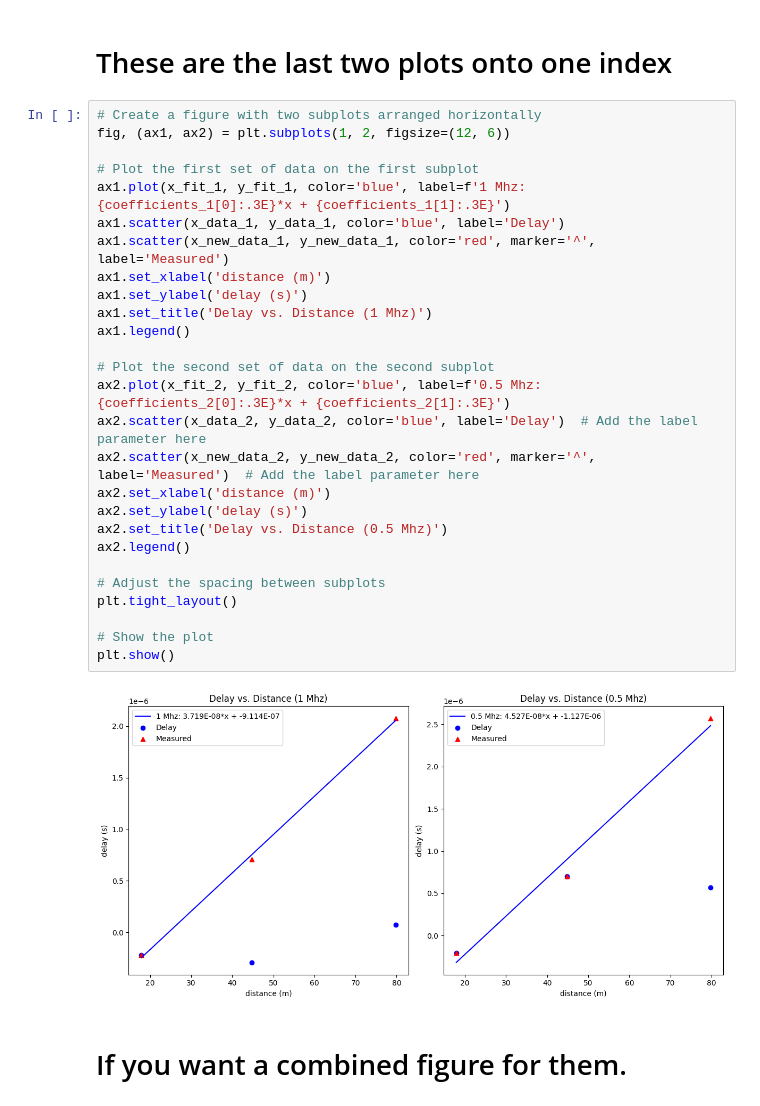
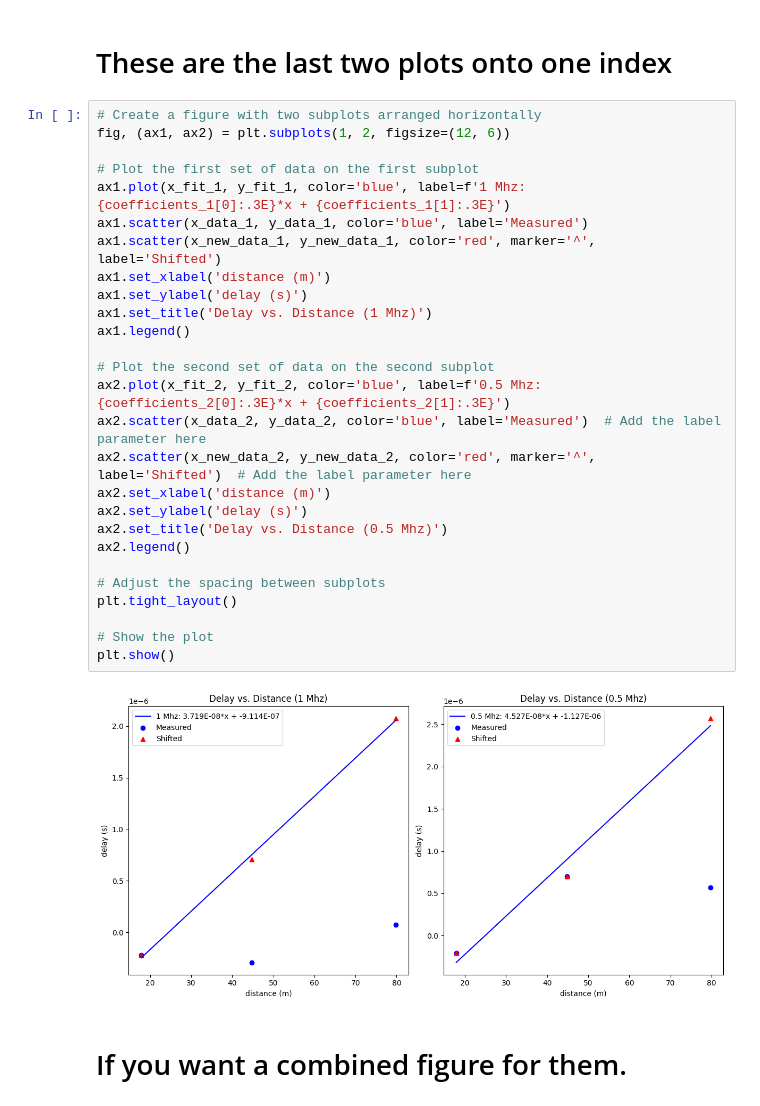
Before and after one commit to ChristianArgueta/PHSX-616, a Jupyter notebook: Speed of Light.ipynb, the cells around one changed output. Cells and saved outputs as stored; diff of their text form.

```diff
--- a/Speed of Light.ipynb
+++ b/Speed of Light.ipynb
@@ -82,32 +82,32 @@ plt.show()
 # %%
 # Create a figure with two subplots arranged horizontally
 fig, (ax1, ax2) = plt.subplots(1, 2, figsize=(12, 6))
 
 # Plot the first set of data on the first subplot
 ax1.plot(x_fit_1, y_fit_1, color='blue', label=f'1 Mhz: {coefficients_1[0]:.3E}*x + {coefficients_1[1]:.3E}')
-ax1.scatter(x_data_1, y_data_1, color='blue', label='Delay')
-ax1.scatter(x_new_data_1, y_new_data_1, color='red', marker='^', label='Measured')
+ax1.scatter(x_data_1, y_data_1, color='blue', label='Measured')
+ax1.scatter(x_new_data_1, y_new_data_1, color='red', marker='^', label='Shifted')
 ax1.set_xlabel('distance (m)')
 ax1.set_ylabel('delay (s)')
 ax1.set_title('Delay vs. Distance (1 Mhz)')
 ax1.legend()
 
 # Plot the second set of data on the second subplot
 ax2.plot(x_fit_2, y_fit_2, color='blue', label=f'0.5 Mhz: {coefficients_2[0]:.3E}*x + {coefficients_2[1]:.3E}')
-ax2.scatter(x_data_2, y_data_2, color='blue', label='Delay')  # Add the label parameter here
-ax2.scatter(x_new_data_2, y_new_data_2, color='red', marker='^', label='Measured')  # Add the label parameter here
+ax2.scatter(x_data_2, y_data_2, color='blue', label='Measured')  # Add the label parameter here
+ax2.scatter(x_new_data_2, y_new_data_2, color='red', marker='^', label='Shifted')  # Add the label parameter here
 ax2.set_xlabel('distance (m)')
 ax2.set_ylabel('delay (s)')
 ax2.set_title('Delay vs. Distance (0.5 Mhz)')
 ax2.legend()
 
 # Adjust the spacing between subplots
 plt.tight_layout()
 
 # Show the plot
 plt.show()
 # %% [output]
-[figure, old version]
+[figure, new version]
 # %% [markdown]
 # If you want a combined figure for them.
 # %%
```
